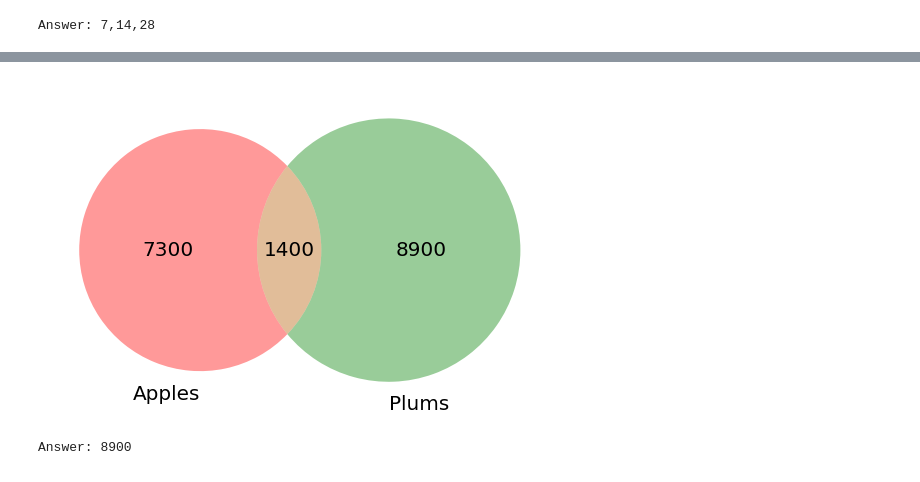
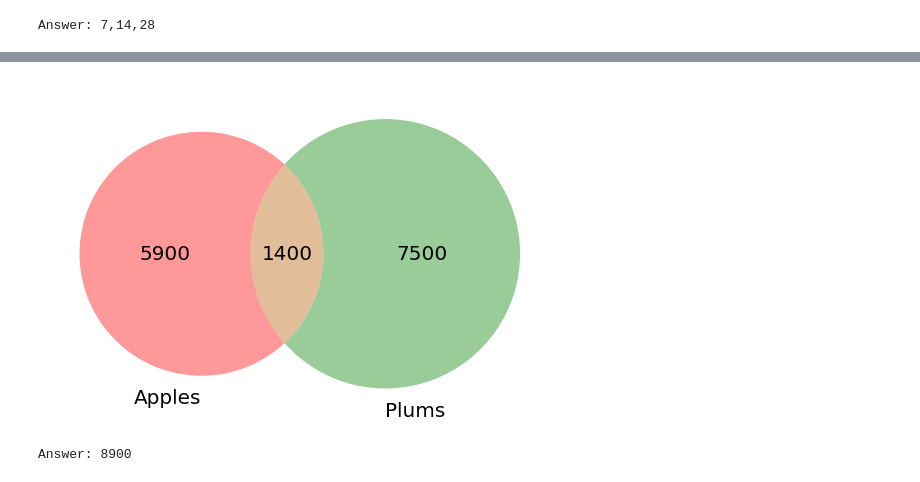
Before and after one commit to OlgaBelitskaya/it_20172018, a Jupyter notebook: 2017_Variant2.ipynb, the cells around one changed output, grey strips where cells are left out. Cells and saved outputs as stored; diff of their text form; code cells hidden in the pictures.

```diff
--- a/2017_Variant2.ipynb
+++ b/2017_Variant2.ipynb
@@ -1003,23 +1015,25 @@ It is assumed that all queries were executed almost simultaneously so that the s
 # %%
 from matplotlib_venn import venn2
 
 apples = 7300
 apples_and_plums = 1400
 apples_or_plums = 14800
 
 # яблоки + сливы = яблоки_или_сливы + яблоки_и_сливы
 # apples + plums = apples_or_plums + apples_and_plums
-search_sets =[apples, apples_or_plums+apples_and_plums-apples, apples_and_plums]
+
+plums = apples_or_plums + apples_and_plums - apples
+search_sets =[apples - apples_and_plums, plums - apples_and_plums, apples_and_plums]
 
 plt.figure(figsize=(9,9))
 v=venn2(subsets=search_sets, set_labels=('Apples', 'Plums'))
 
 for text in v.set_labels:
     text.set_fontsize(20)
 for text in v.subset_labels:
     text.set_fontsize(20)
 
 plt.show()
 # %% [output]
-[figure, old version]
+[figure, new version]
 # %%
```
Also changed, not shown: parts of 3 cells of this notebook, 1 other file.
